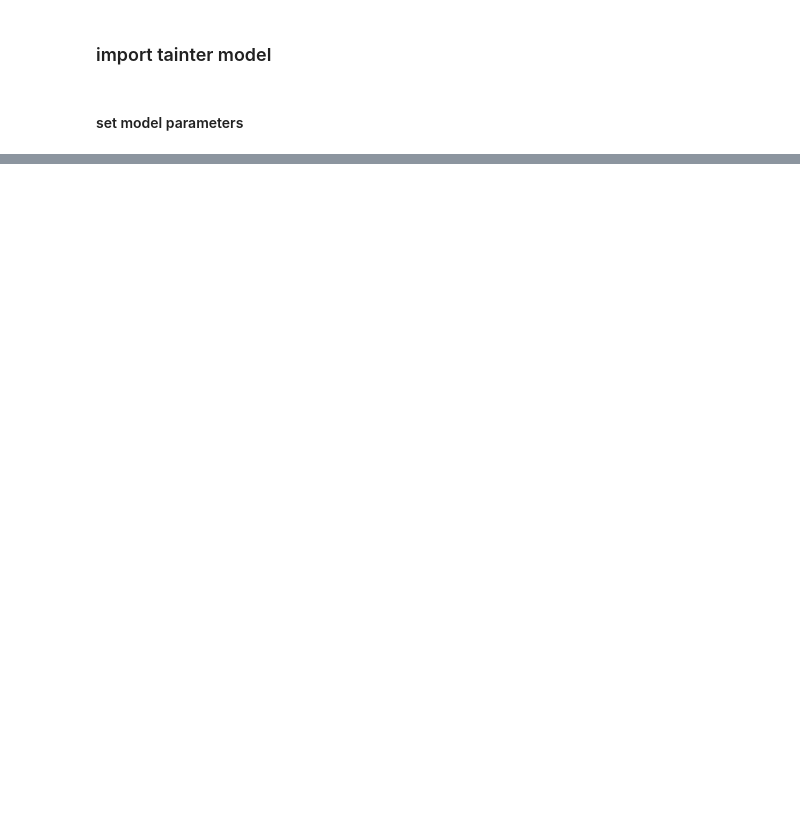
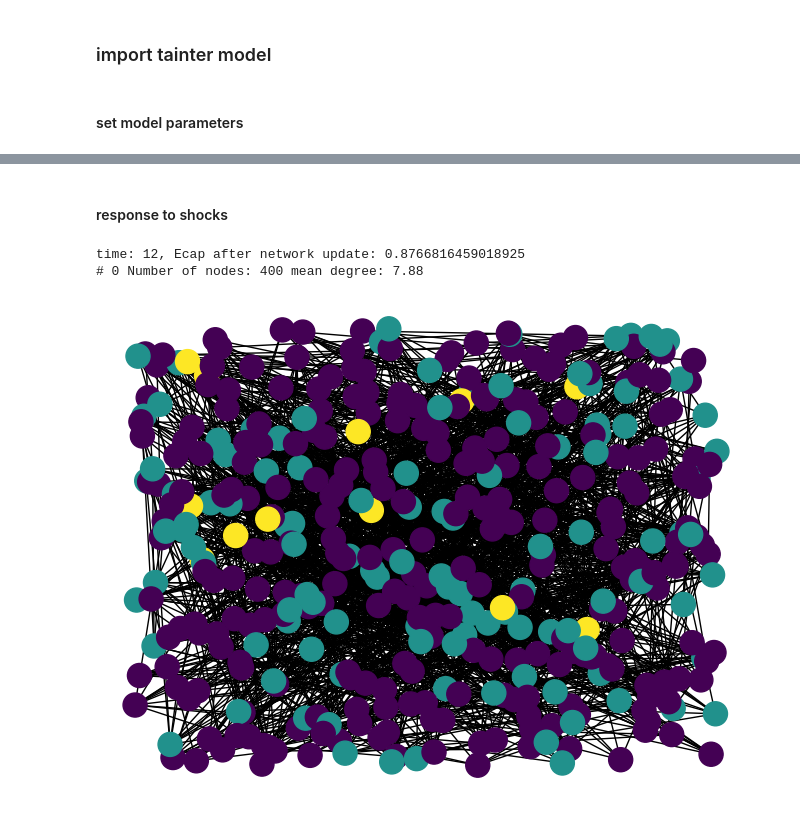
Before and after one commit to flo-schu/Tainter, a Jupyter notebook: scripts/analysis.ipynb, the cells around one changed output, grey strips where cells are left out. Drawn from its saved outputs; the diff is of its cells as text; code cells hidden in the pictures; blank space fills up the shorter version.

```diff
--- a/scripts/analysis.ipynb
+++ b/scripts/analysis.ipynb
@@ -38,3 +89,38 @@ iterations = 10  # needs to be increased but will take some time
+# %% [markdown]
+#### response to shocks
+# %%
+network_update = False
+while not network_update:
+    t += 1
+    shock = tm.shock(shock_alpha, shock_beta)
+    access_after_shock = resource_access * (1 - shock)
+
+    # ecap after shock
+    ecap = tm.energy_out_capita(
+        access_after_shock, L, Lc, mri_of_laborers, mri_of_coordinated_laborers,
+        efficiency_of_coordinated_laborers, network_size)
+
+    print(f"time: {t}, Ecap = {round(ecap, 2)} < {threshold_for_complexity_increase}", end="\r")
+    if ecap < threshold_for_complexity_increase:
+        Admin = tm.select_Admin(G, A, L, Lc, first_admin, choice_next_admin)
+
+        # if no Admin is selected, there is no need to update the network
+        if Admin != None:
+            L, Lc, A = tm.update_network(A, L, Lc, Admin, G)
+
+        ecap = tm.energy_out_capita(
+            access_after_shock, L, Lc, mri_of_laborers, mri_of_coordinated_laborers,
+            efficiency_of_coordinated_laborers, network_size)
+
+        print(f"time: {t}, Ecap after network update: {ecap}")
+
+        tm.print_graph(0, A, Lc, L, G, positions, network_size, layout="fixed")
+
+        network_update = True
+# %% [output]
+time: 12, Ecap after network update: 0.8766816459018925
+# 0 Number of nodes: 400 mean degree: 7.88
+[figure, added]
 # %%
 f2 = fig2_stochastic_simulations(
     seed=SEED,
```
Also changed, not shown: parts of 6 cells of this notebook, 7 other files.
